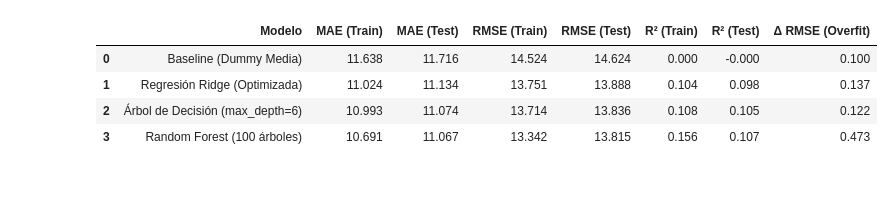
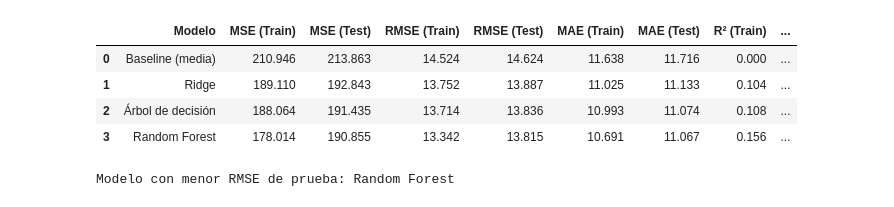
Before and after one commit to TaniaGorosito/aa-2026-entorno, a Jupyter notebook: proyecto_equipo/notebooks/05_regresion.ipynb, the cells around one changed output. Cells and saved outputs as stored; diff of their text form; code cells hidden in the pictures.

```diff
--- a/proyecto_equipo/notebooks/05_regresion.ipynb
+++ b/proyecto_equipo/notebooks/05_regresion.ipynb
@@ -164,49 +139,46 @@ Entrenamiento de todos los modelos finalizado exitosamente.
 # %%
 def evaluar_modelo(nombre, modelo, X_tr, y_tr, X_te, y_te):
-  y_pred_tr = modelo.predict(X_tr)
-  y_pred_te = modelo.predict(X_te)
-
-  mae_tr, mae_te = mean_absolute_error(
-      y_tr, y_pred_tr
-  ), mean_absolute_error(y_te, y_pred_te)
-  rmse_tr = np.sqrt(mean_squared_error(y_tr, y_pred_tr))
-  rmse_te = np.sqrt(mean_squared_error(y_te, y_pred_te))
-  r2_tr, r2_te = r2_score(y_tr, y_pred_tr), r2_score(y_te, y_pred_te)
-
-  return {
-      "Modelo": nombre,
-      "MAE (Train)": round(mae_tr, 3),
-      "MAE (Test)": round(mae_te, 3),
-      "RMSE (Train)": round(rmse_tr, 3),
-      "RMSE (Test)": round(rmse_te, 3),
-      "R² (Train)": round(r2_tr, 3),
-      "R² (Test)": round(r2_te, 3),
-      "Δ RMSE (Overfit)": round(rmse_te - rmse_tr, 3),
-  }
-
+    pred_tr = modelo.predict(X_tr)
+    pred_te = modelo.predict(X_te)
+    mse_tr = mean_squared_error(y_tr, pred_tr)
+    mse_te = mean_squared_error(y_te, pred_te)
+    return {
+        "Modelo": nombre,
+        "MSE (Train)": round(mse_tr, 3),
+        "MSE (Test)": round(mse_te, 3),
+        "RMSE (Train)": round(np.sqrt(mse_tr), 3),
+        "RMSE (Test)": round(np.sqrt(mse_te), 3),
+        "MAE (Train)": round(mean_absolute_error(y_tr, pred_tr), 3),
+        "MAE (Test)": round(mean_absolute_error(y_te, pred_te), 3),
+        "R² (Train)": round(r2_score(y_tr, pred_tr), 3),
+        "R² (Test)": round(r2_score(y_te, pred_te), 3),
+        "Brecha RMSE": round(np.sqrt(mse_te) - np.sqrt(mse_tr), 3),
+    }
 
 modelos = [
-    ("Baseline (Dummy Media)", pipe_dummy),
-    ("Regresión Ridge (Optimizada)", mejor_ridge),
-    ("Árbol de Decisión (max_depth=6)", pipe_tree),
-    ("Random Forest (100 árboles)", pipe_rf),
+    ("Baseline (media)", pipe_dummy),
+    ("Ridge", mejor_ridge),
+    ("Árbol de decisión", pipe_tree),
+    ("Random Forest", pipe_rf),
 ]
+df_comparativa = pd.DataFrame([
+    evaluar_modelo(nombre, modelo, X_train, y_train, X_test, y_test)
+    for nombre, modelo in modelos
+])
+display(df_comparativa)
+df_comparativa.to_csv(SALIDAS / "tabla_comparativa_modelos_tp2.csv", index=False)
 
-resultados = [
-    evaluar_modelo(nom, mod, X_train, y_train, X_test, y_test)
-    for nom, mod in modelos
-]
-df_comparativa = pd.DataFrame(resultados)
-
-# Visualizar tabla comparativa
-display(df_comparativa)
-
-# Guardar tabla en CSV para anexar al informe
-df_comparativa.to_csv("tabla_comparativa_modelos_tp2.csv", index=False)
+# Se selecciona el menor RMSE de prueba entre los tres regresores para la comparación académica.
+modelos_por_nombre = dict(modelos)
+resumen_modelos = df_comparativa[df_comparativa["Modelo"] != "Baseline (media)"]
+mejor_nombre = resumen_modelos.sort_values("RMSE (Test)").iloc[0]["Modelo"]
+modelo_seleccionado = modelos_por_nombre[mejor_nombre]
+print(f"Modelo con menor RMSE de prueba: {mejor_nombre}")
 # %% [output]
-|  | Modelo | MAE (Train) | MAE (Test) | RMSE (Train) | RMSE (Test) | R² (Train) | R² (Test) | Δ RMSE (Overfit) |
-| 0 | Baseline (Dummy Media) | 11.638 | 11.716 | 14.524 | 14.624 | 0.000 | -0.000 | 0.100 |
-| 1 | Regresión Ridge (Optimizada) | 11.024 | 11.134 | 13.751 | 13.888 | 0.104 | 0.098 | 0.137 |
-| 2 | Árbol de Decisión (max_depth=6) | 10.993 | 11.074 | 13.714 | 13.836 | 0.108 | 0.105 | 0.122 |
-| 3 | Random Forest (100 árboles) | 10.691 | 11.067 | 13.342 | 13.815 | 0.156 | 0.107 | 0.473 |
+|  | Modelo | MSE (Train) | MSE (Test) | RMSE (Train) | RMSE (Test) | MAE (Train) | MAE (Test) | R² (Train) | ... |
+| 0 | Baseline (media) | 210.946 | 213.863 | 14.524 | 14.624 | 11.638 | 11.716 | 0.000 | ... |
+| 1 | Ridge | 189.110 | 192.843 | 13.752 | 13.887 | 11.025 | 11.133 | 0.104 | ... |
+| 2 | Árbol de decisión | 188.064 | 191.435 | 13.714 | 13.836 | 10.993 | 11.074 | 0.108 | ... |
+| 3 | Random Forest | 178.014 | 190.855 | 13.342 | 13.815 | 10.691 | 11.067 | 0.156 | ... |
+Modelo con menor RMSE de prueba: Random Forest
 # %%
```
Also changed, not shown: parts of 8 cells of this notebook, 3 other files.
